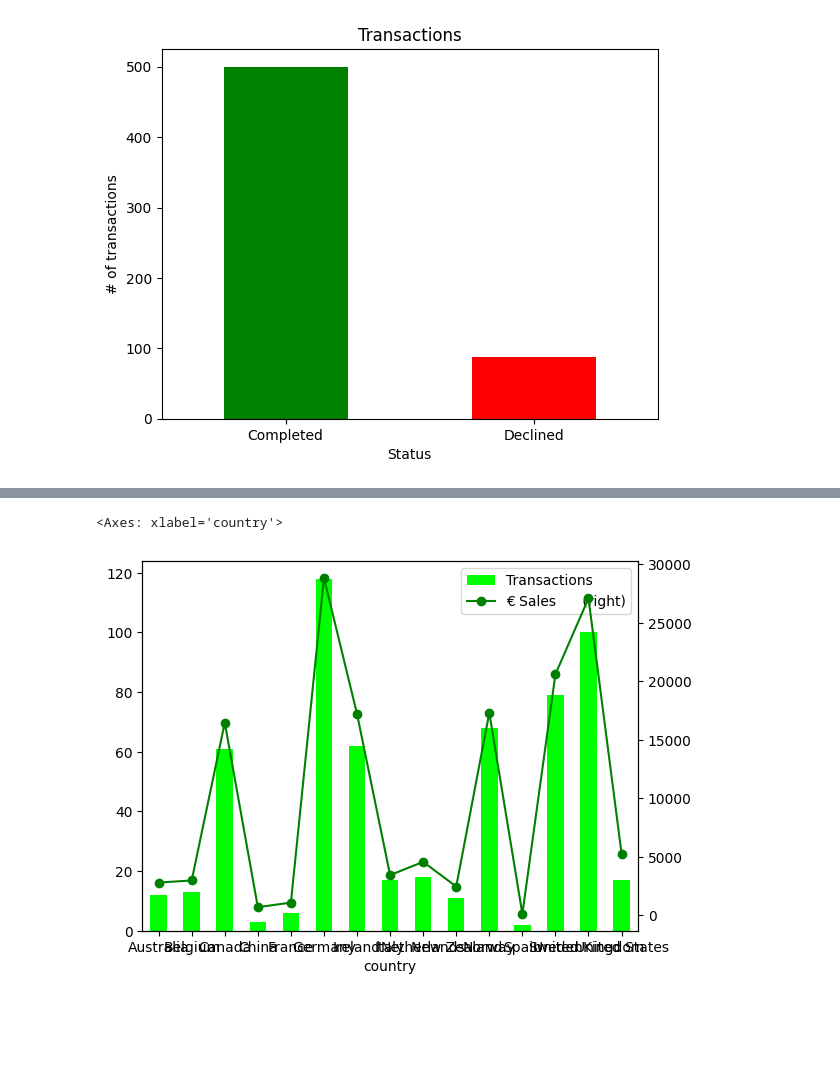
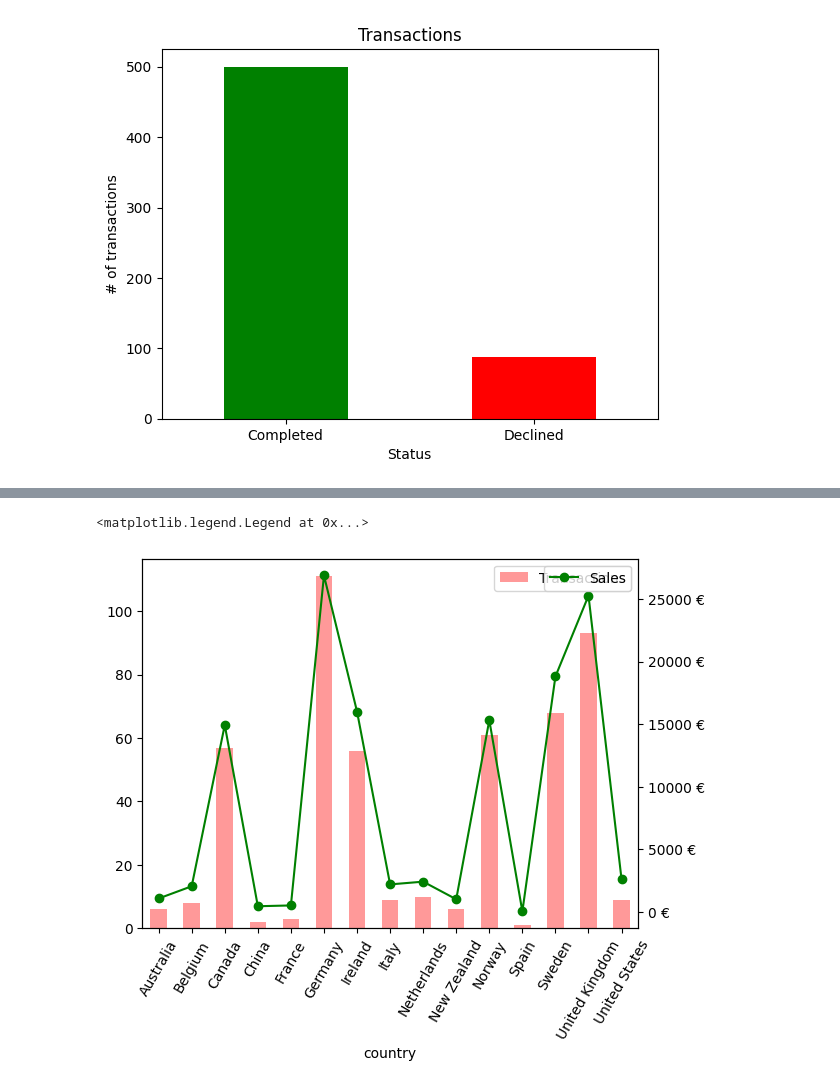
Before and after one commit to mlopezgva/it-academy-mlg, a Jupyter notebook: SPRINT8/Sprint_8.ipynb, the cells around one changed output, grey strips where cells are left out. Drawn from its saved outputs; the diff is of its cells as text; code cells hidden in the pictures; blank space fills up the shorter version.

```diff
--- a/SPRINT8/Sprint_8.ipynb
+++ b/SPRINT8/Sprint_8.ipynb
@@ -57,8 +57,8 @@ def load_tables():
             co_df = pd.read_sql("SELECT * FROM company", db)
             print("Tabla 'company' cargada correctamente")
 
-    except ex:
-        print(repr(sys.exception()))
+    except:
+        print("Error leyendo la DB...")
 
 load_tables()
 # %% [output]
@@ -148,13 +154,16 @@ if db and db.is_connected:
     if 'co_df' not in globals() or type(co_df) is not pd.core.frame.DataFrame:
         load_tables()
 
+cc=list(map(lambda x: '#f99' if x < 4 else '#99f' if x <= 8 else '#9f9', co_df.groupby('country')['country'].count()))
+# print(cc)
 co_df.groupby('country')['country'] \
         .count() \
         .plot.barh(
             x='age',
             title="Companies' Countries",
             ylabel="Companies",
-            xlabel="Country"
+            xlabel="Country",
+            color=cc
         )
 # %% [output]
 <Axes: title={'center': "Companies' Countries"}, xlabel='Country', ylabel='Companies'>
@@ -183,38 +259,43 @@ cotr_df.head()
 | 4 | b-2230 | Fusce Corp. | 08 14 97 58 85 | risus@protonmail.edu | United States | https://pinterest.com/sub/cars | 72997E96-DC2C-A4D7-7C24-66C302F8AE5A | 275 | CcU-2952 | ... |
 # %%
 from matplotlib import pyplot
+from matplotlib import ticker
+from matplotlib.ticker import Formatter
 
 db_connect()
 
 load_tables()
 
-company_amounts = cotr_df.get(['amount', 'country']).groupby('country').agg(['sum', 'count'])
+tr_agg = cotr_df[cotr_df['declined']==0]  \
+                        .get(['amount', 'country'])  \
+                        .groupby('country')  \
+                        .agg(['sum', 'count'])
 
 fig, ax = pyplot.subplots()
-xLabels = company_amounts['amount'].index
-graph   = company_amounts['amount'][['count']].plot(
+xLabels = tr_agg['amount'].index
+
+graph = tr_agg['amount'][['count']].plot(
     kind="bar",
-    ylabel="",
-    color=['lime'],
-    rot=90,
-    label="# of sales",
-    legend="Sales",
+    # color=['lime'],
+    color=cc,
+    rot=60,
+    label="Transactions",
+    # ylabel="# of transactions",
     ax=ax
 )
-ax.legend(["Transactions"])
-
+graph.legend(["Transactions"])
 # Ventas en otra escala, para que sea visible...
-# sales = graph.twinx()
-company_amounts['amount', 'sum'].plot(
+graph2 = tr_agg['amount', 'sum'].plot(
     kind='line',
     secondary_y=True,
     ax=graph,
     color='green',
     marker='o',
-    legend="Sales",
-    label="€ Sales     "
+    rot=60,
+    label="Sales"
 )
-graph
+graph2.yaxis.set_major_formatter(ticker.FormatStrFormatter('%d €'))
+graph2.legend(["Sales"])
 # %% [output]
-<Axes: xlabel='country'>
+<matplotlib.legend.Legend at 0x...>
-[figure, old version]
+[figure, new version]
```
Also changed, not shown: parts of 10 cells of this notebook.
